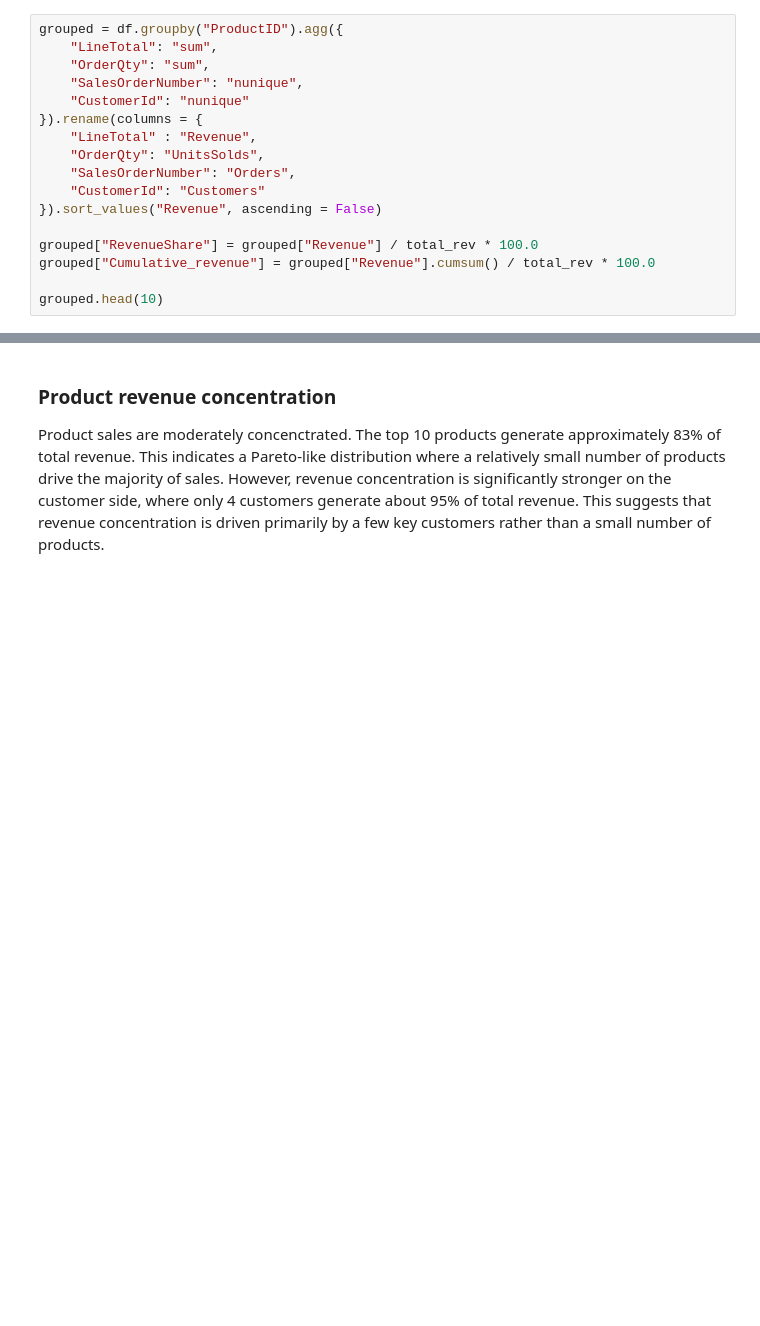
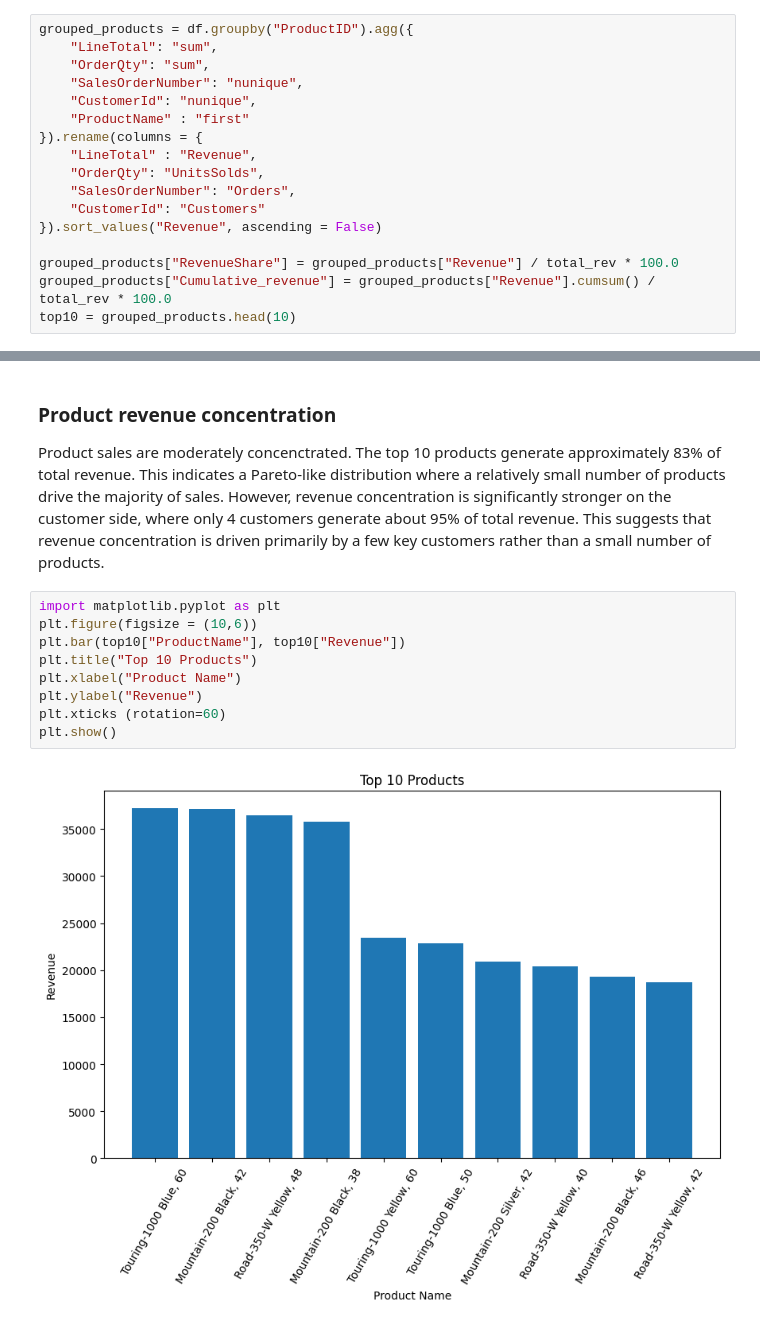
Before and after one commit to Jasiuo/enterprise-sql-project, a Jupyter notebook: dataset/sales_analysis.ipynb, the cells around one changed output, grey strips where cells are left out. Saved outputs shown, nothing was run; the diff lists cells and outputs as text; blank space fills up the shorter version.

Commit message:
add top10 products chart

```diff
--- a/dataset/sales_analysis.ipynb
+++ b/dataset/sales_analysis.ipynb
@@ -173,11 +131,12 @@ grouped.head(4)
 Clients revenue is highly concentrated.
 The top 4 clients generate approximately 95% of total revenue.
 # %%
-grouped = df.groupby("ProductID").agg({
+grouped_products = df.groupby("ProductID").agg({
     "LineTotal": "sum",
     "OrderQty": "sum",
     "SalesOrderNumber": "nunique",
-    "CustomerId": "nunique"
+    "CustomerId": "nunique",
+    "ProductName" : "first"
 }).rename(columns = {
     "LineTotal" : "Revenue",
     "OrderQty": "UnitsSolds",
@@ -185,7 +144,6 @@ grouped = df.groupby("ProductID").agg({
     "CustomerId": "Customers"
 }).sort_values("Revenue", ascending = False)
 
-grouped["RevenueShare"] = grouped["Revenue"] / total_rev * 100.0
-grouped["Cumulative_revenue"] = grouped["Revenue"].cumsum() / total_rev * 100.0
-
-grouped.head(10)
+grouped_products["RevenueShare"] = grouped_products["Revenue"] / total_rev * 100.0
+grouped_products["Cumulative_revenue"] = grouped_products["Revenue"].cumsum() / total_rev * 100.0
+top10 = grouped_products.head(10)
@@ -209,3 +154,14 @@ The top 10 products generate approximately 83% of total revenue.
 This indicates a Pareto-like distribution where a relatively small number of products drive the majority of sales.
 However, revenue concentration is significantly stronger on the customer side, where only 4 customers generate about 95% of total revenue.
 This suggests that revenue concentration is driven primarily by a few key customers rather than a small number of products.
+# %%
+import matplotlib.pyplot as plt
+plt.figure(figsize = (10,6))
+plt.bar(top10["ProductName"], top10["Revenue"])
+plt.title("Top 10 Products")
+plt.xlabel("Product Name")
+plt.ylabel("Revenue")
+plt.xticks (rotation=60)
+plt.show()
+# %% [output]
+[figure, added]
```
Also changed, not shown: parts of 8 cells of this notebook.
